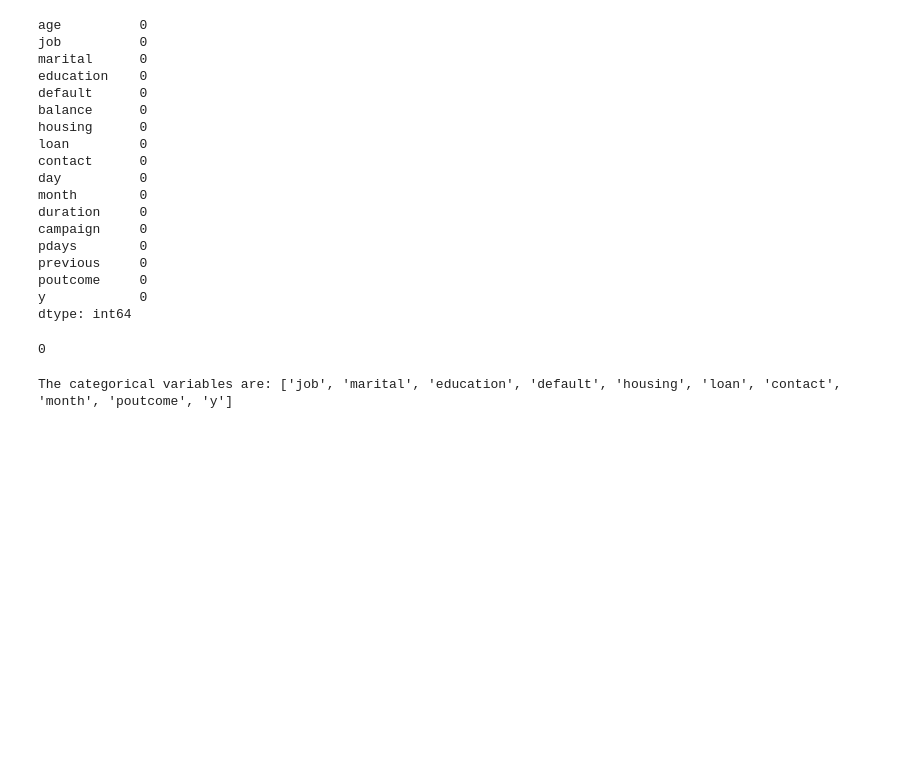
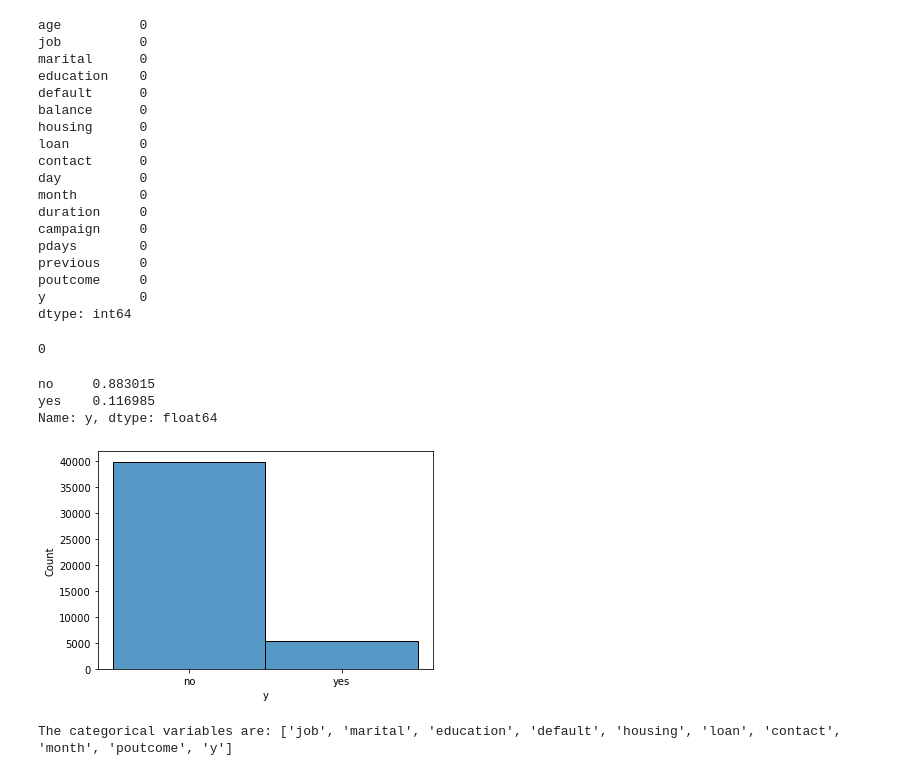
Before and after one commit to erin-vu/bank-marketing, a Jupyter notebook: Untitled.ipynb, the cells around one changed output. Saved outputs shown, nothing was run; the diff lists cells and outputs as text; code cells hidden in the pictures; blank space fills up the shorter version.

Commit message:
added target variable analysis and some others

```diff
--- a/Untitled.ipynb
+++ b/Untitled.ipynb
@@ -110,6 +111,17 @@ dtype: int64
 df.duplicated().sum() # Checking for duplicates
 # %% [output]
 0
+# %%
+def col_hist(col):
+    print(col.value_counts(normalize=True))
+    sns.histplot(col)
+# %%
+col_hist(df['y']) # Observing the target variable - imbalanced
+# %% [output]
+no     0.883015
+yes    0.116985
+Name: y, dtype: float64
+[figure, added]
 # %%
 categorical = []
 for col in df.columns:
```
Also changed, not shown: parts of 8 cells of this notebook.
